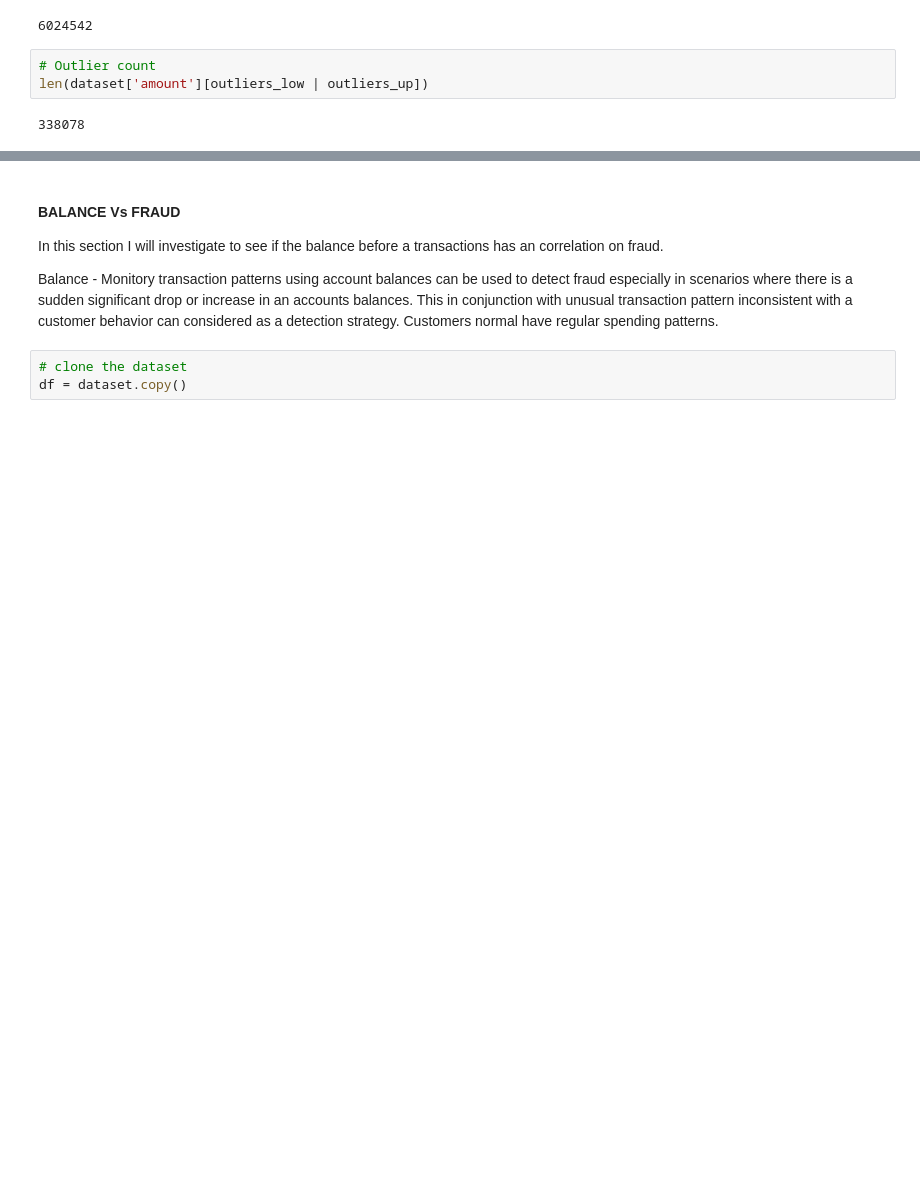
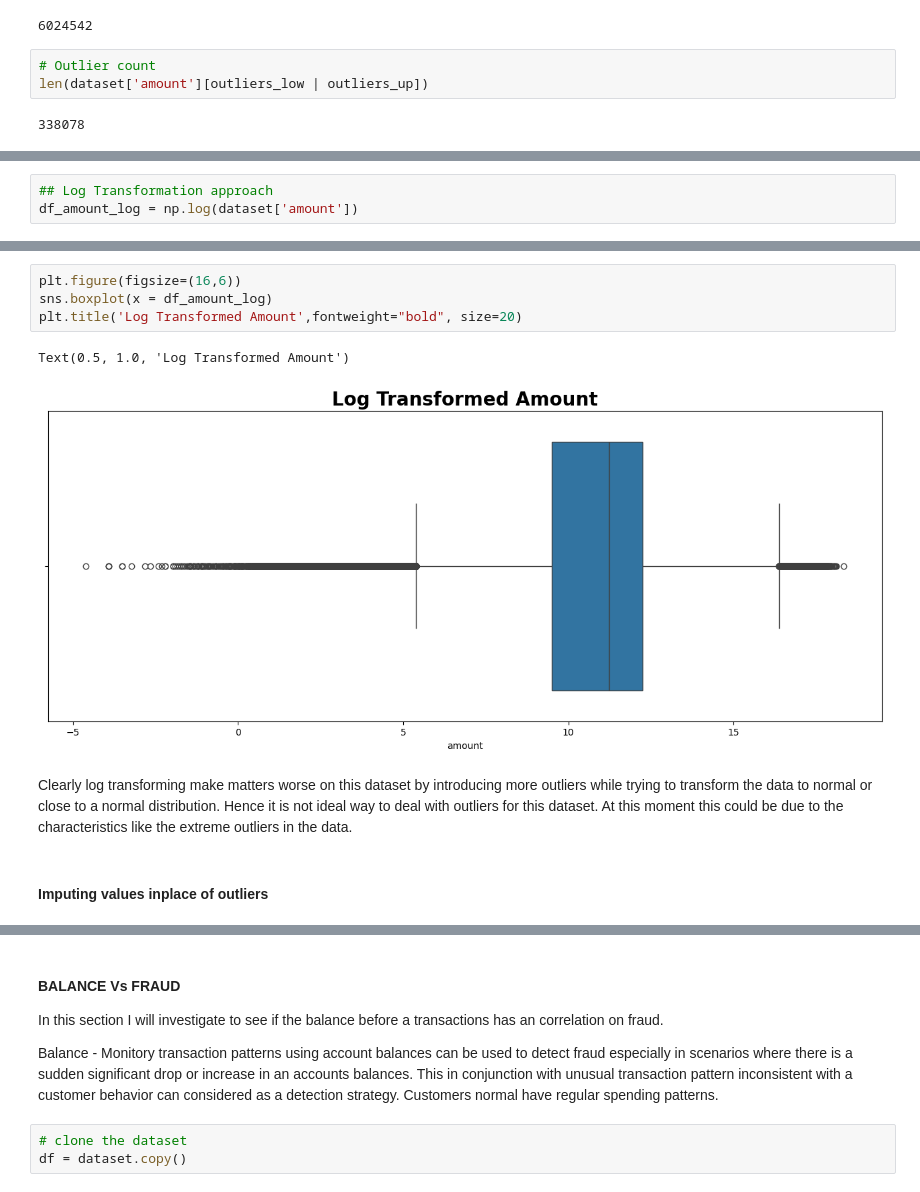
Before and after one commit to spectralcodex/momo-fincrime, a Jupyter notebook: fincrime.ipynb, the cells around one changed output, grey strips where cells are left out. Saved outputs shown, nothing was run; the diff lists cells and outputs as text; blank space fills up the shorter version.

```diff
--- a/fincrime.ipynb
+++ b/fincrime.ipynb
@@ -567,0 +616,3 @@ print(mean, upper_bound)
+# %%
+## Log Transformation approach
+df_amount_log = np.log(dataset['amount'])
@@ -567,0 +628,11 @@ print(mean, upper_bound)
+# %%
+plt.figure(figsize=(16,6))
+sns.boxplot(x = df_amount_log)
+plt.title('Log Transformed Amount',fontweight="bold", size=20)
+# %% [output]
+Text(0.5, 1.0, 'Log Transformed Amount')
+[figure, added]
+# %% [markdown]
+Clearly log transforming make matters worse on this dataset by introducing more outliers while trying to transform the data to normal or close to a normal distribution. Hence it is not ideal way to deal with outliers for this dataset. At this moment this could be due to the characteristics like the extreme outliers in the data.
+# %% [markdown]
+#### Imputing values inplace of outliers
```
Also changed, not shown: parts of 41 cells of this notebook.
